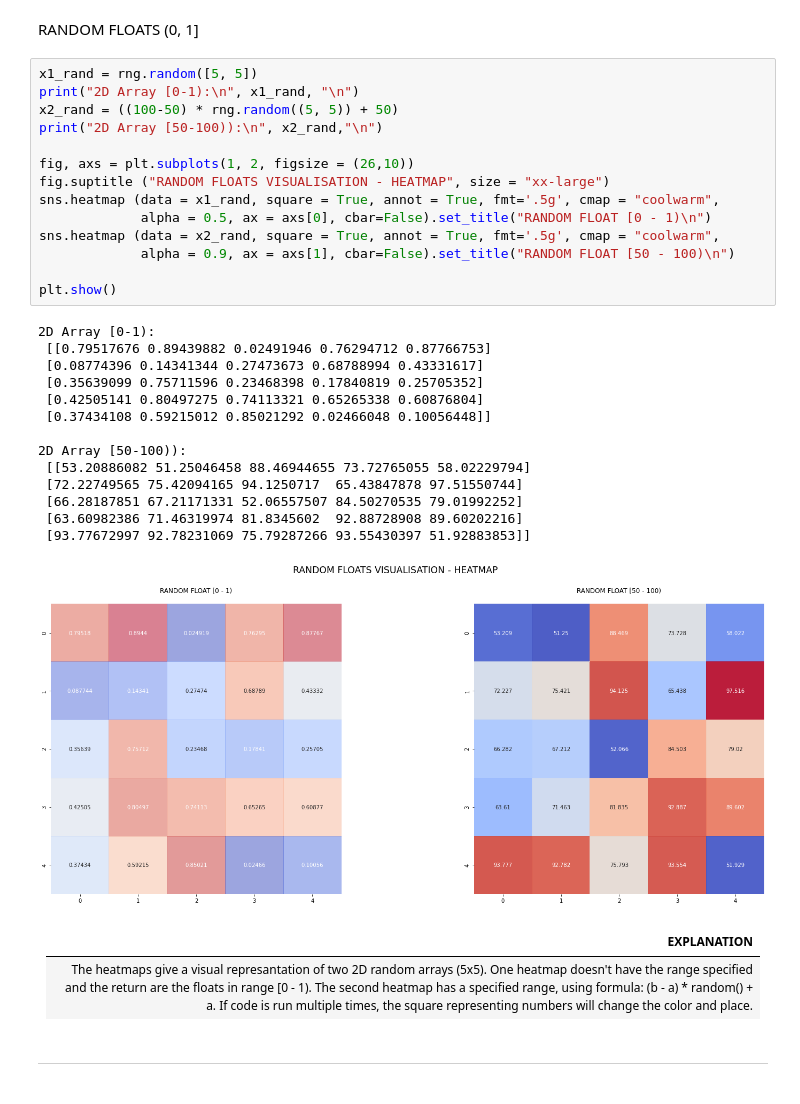
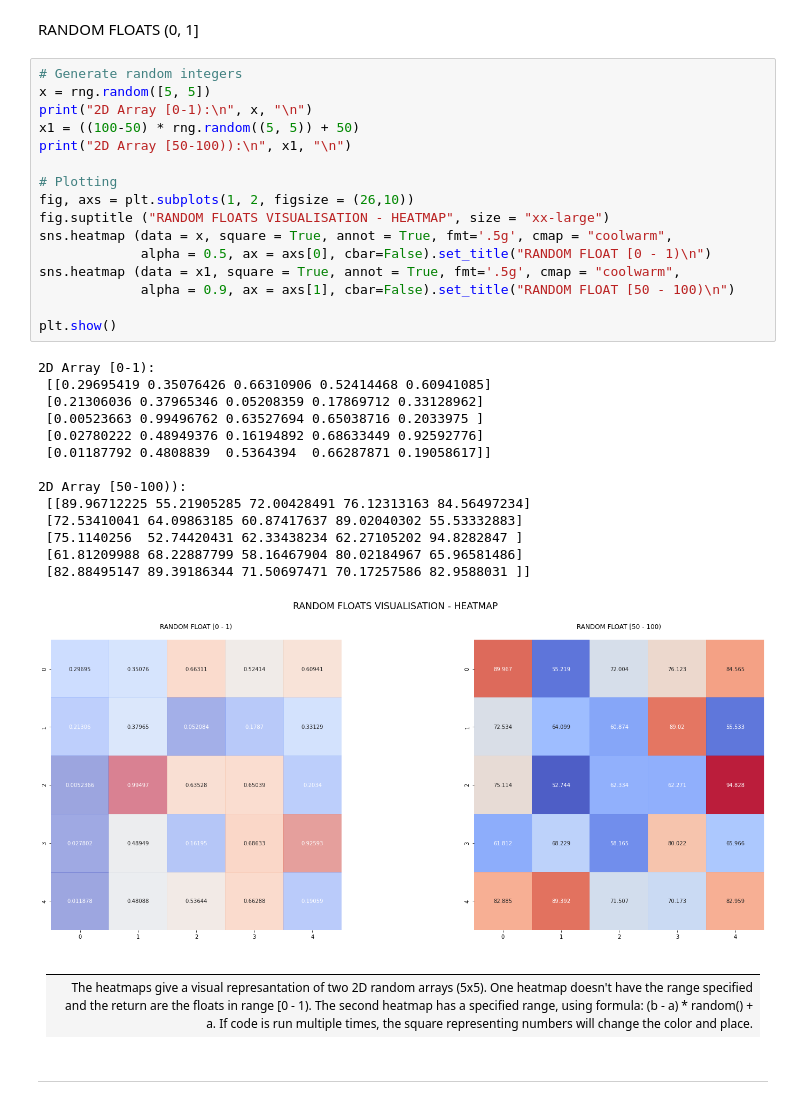
Before and after one commit to AnteDujic/Programming-for-Data-Analysis, a Jupyter notebook: numpy-random.ipynb, the cells around one changed output. Saved outputs shown, nothing was run; the diff lists cells and outputs as text.

```diff
--- a/numpy-random.ipynb
+++ b/numpy-random.ipynb
@@ -294,36 +306,38 @@ Floats: [0.62729463 0.2547445  0.30889213 ... 0.83547691 0.31153562 0.94916929]
 # %% [markdown]
 RANDOM FLOATS (0, 1]
 # %%
-x1_rand = rng.random([5, 5])
-print("2D Array [0-1):\n", x1_rand, "\n")
-x2_rand = ((100-50) * rng.random((5, 5)) + 50)
-print("2D Array [50-100)):\n", x2_rand,"\n")
+# Generate random integers
+x = rng.random([5, 5])
+print("2D Array [0-1):\n", x, "\n")
+x1 = ((100-50) * rng.random((5, 5)) + 50)
+print("2D Array [50-100)):\n", x1, "\n")
 
+# Plotting
 fig, axs = plt.subplots(1, 2, figsize = (26,10))
 fig.suptitle ("RANDOM FLOATS VISUALISATION - HEATMAP", size = "xx-large")
-sns.heatmap (data = x1_rand, square = True, annot = True, fmt='.5g', cmap = "coolwarm",
+sns.heatmap (data = x, square = True, annot = True, fmt='.5g', cmap = "coolwarm",
              alpha = 0.5, ax = axs[0], cbar=False).set_title("RANDOM FLOAT [0 - 1)\n")
-sns.heatmap (data = x2_rand, square = True, annot = True, fmt='.5g', cmap = "coolwarm",
+sns.heatmap (data = x1, square = True, annot = True, fmt='.5g', cmap = "coolwarm",
              alpha = 0.9, ax = axs[1], cbar=False).set_title("RANDOM FLOAT [50 - 100)\n")
 
 plt.show()
 # %% [output]
 2D Array [0-1):
- [[0.79517676 0.89439882 0.02491946 0.76294712 0.87766753]
- [0.08774396 0.14341344 0.27473673 0.68788994 0.43331617]
- [0.35639099 0.75711596 0.23468398 0.17840819 0.25705352]
- [0.42505141 0.80497275 0.74113321 0.65265338 0.60876804]
- [0.37434108 0.59215012 0.85021292 0.02466048 0.10056448]]
+ [[0.29695419 0.35076426 0.66310906 0.52414468 0.60941085]
+ [0.21306036 0.37965346 0.05208359 0.17869712 0.33128962]
+ [0.00523663 0.99496762 0.63527694 0.65038716 0.2033975 ]
+ [0.02780222 0.48949376 0.16194892 0.68633449 0.92592776]
+ [0.01187792 0.4808839  0.5364394  0.66287871 0.19058617]]
 
 2D Array [50-100)):
- [[53.20886082 51.25046458 88.46944655 73.72765055 58.02229794]
- [72.22749565 75.42094165 94.1250717  65.43847878 97.51550744]
- [66.28187851 67.21171331 52.06557507 84.50270535 79.01992252]
- [63.60982386 71.46319974 81.8345602  92.88728908 89.60202216]
- [93.77672997 92.78231069 75.79287266 93.55430397 51.92883853]]
+ [[89.96712225 55.21905285 72.00428491 76.12313163 84.56497234]
+ [72.53410041 64.09863185 60.87417637 89.02040302 55.53332883]
+ [75.1140256  52.74420431 62.33438234 62.27105202 94.8282847 ]
+ [61.81209988 68.22887799 58.16467904 80.02184967 65.96581486]
+ [82.88495147 89.39186344 71.50697471 70.17257586 82.9588031 ]]
-[figure, old version]
+[figure, new version]
 # %% [markdown]
-| EXPLANATION |
+|  |
 | :-: |
 | The heatmaps give a visual represantation of two 2D random arrays (5x5). One heatmap doesn't have the range specified and the return are the floats in range [0 - 1). The second heatmap has a specified range, using formula: (b - a) * random() + a. If code is run multiple times, the square representing numbers will change the color and place.|
 # %% [markdown]
```
Also changed, not shown: parts of 95 cells of this notebook.
